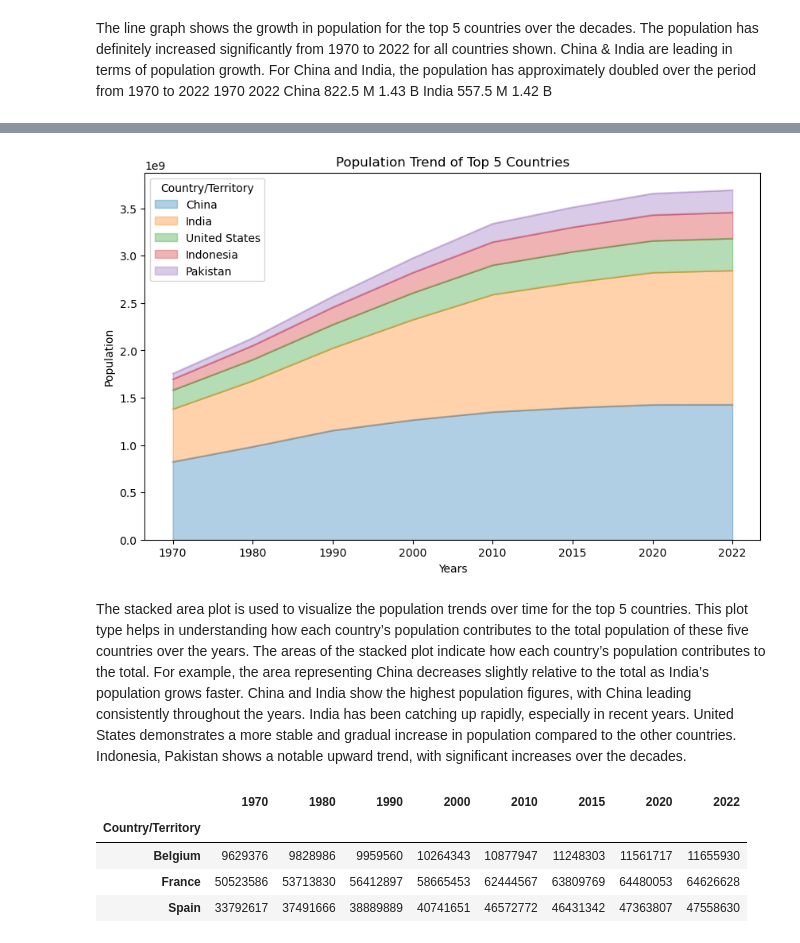
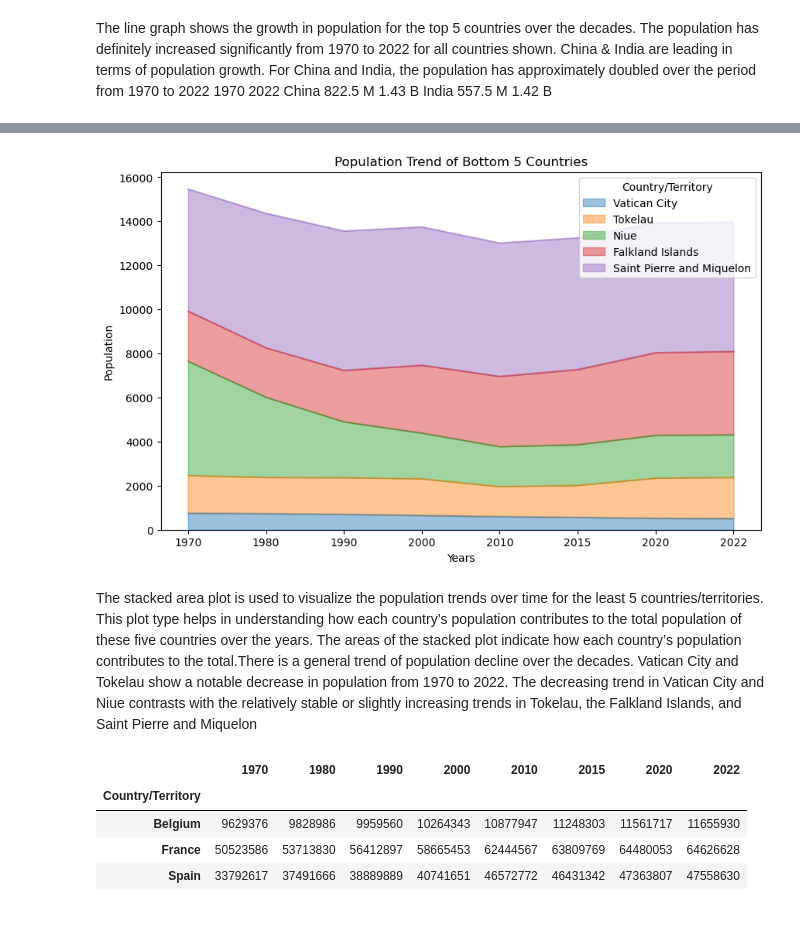
Before and after one commit to deepasrisubramaniyam/python-world-population-data-analytics-visualizations, a Jupyter notebook: Personal_Project_World_Population.ipynb, the cells around one changed output, grey strips where cells are left out. Saved outputs shown, nothing was run; the diff lists cells and outputs as text; code cells hidden in the pictures.

```diff
--- a/Personal_Project_World_Population.ipynb
+++ b/Personal_Project_World_Population.ipynb
@@ -298,0 +322,7 @@ India      557.5 M      1.42 B
+# %%
+countries = ['Vatican City', 'Tokelau', 'Niue', 'Falkland Islands', 'Saint Pierre and Miquelon']
+years = ['1970', '1980','1990','2000', '2010','2015','2020','2022']
+# %%
+# Use .loc[] to select specific rows and columns
+least_5_df = df.loc[countries, years]
+least_5_df
@@ -298,0 +337,4 @@ India      557.5 M      1.42 B
+# %%
+# Transpose the DataFrame
+least_5_T = least_5_df.T
+least_5_T
@@ -299,17 +351,17 @@ India      557.5 M      1.42 B
 # %%
 # stacked area plot
 
-top_5_T.plot(kind='area', alpha=0.35, figsize=(10, 6))  # pass a tuple (x, y) size
+least_5_T.plot(kind='area', alpha=0.45, figsize=(10, 6))  # pass a tuple (x, y) size
 
-plt.title('Population Trend of Top 5 Countries')
+plt.title('Population Trend of Bottom 5 Countries')
 plt.ylabel('Population')
 plt.xlabel('Years')
 
 plt.show()
 # %% [output]
-[figure, old version]
+[figure, new version]
 # %% [markdown]
-The stacked area plot is used to visualize the population trends over time for the top 5 countries. This plot type helps in understanding how each country’s population contributes to the total population of these five countries over the years. The areas of the stacked plot indicate how each country’s population contributes to the total. For example, the area representing China decreases slightly relative to the total as India’s population grows faster. China and India show the highest population figures, with China leading consistently throughout the years. India has been catching up rapidly, especially in recent years. United States demonstrates a more stable and gradual increase in population compared to the other countries. Indonesia, Pakistan shows a notable upward trend, with significant increases over the decades.
+The stacked area plot is used to visualize the population trends over time for the least 5 countries/territories. This plot type helps in understanding how each country’s population contributes to the total population of these five countries over the years. The areas of the stacked plot indicate how each country’s population contributes to the total.There is a general trend of population decline over the decades. Vatican City and Tokelau show a notable decrease in population from 1970 to 2022. The decreasing trend in Vatican City and Niue contrasts with the relatively stable or slightly increasing trends in Tokelau, the Falkland Islands, and Saint Pierre and Miquelon
 # %%
 # taking countries 'Belgium', 'France', 'Spain' and overall years population
 df.loc[['Belgium', 'France', 'Spain'], years]
```
Also changed, not shown: parts of 11 cells of this notebook.
